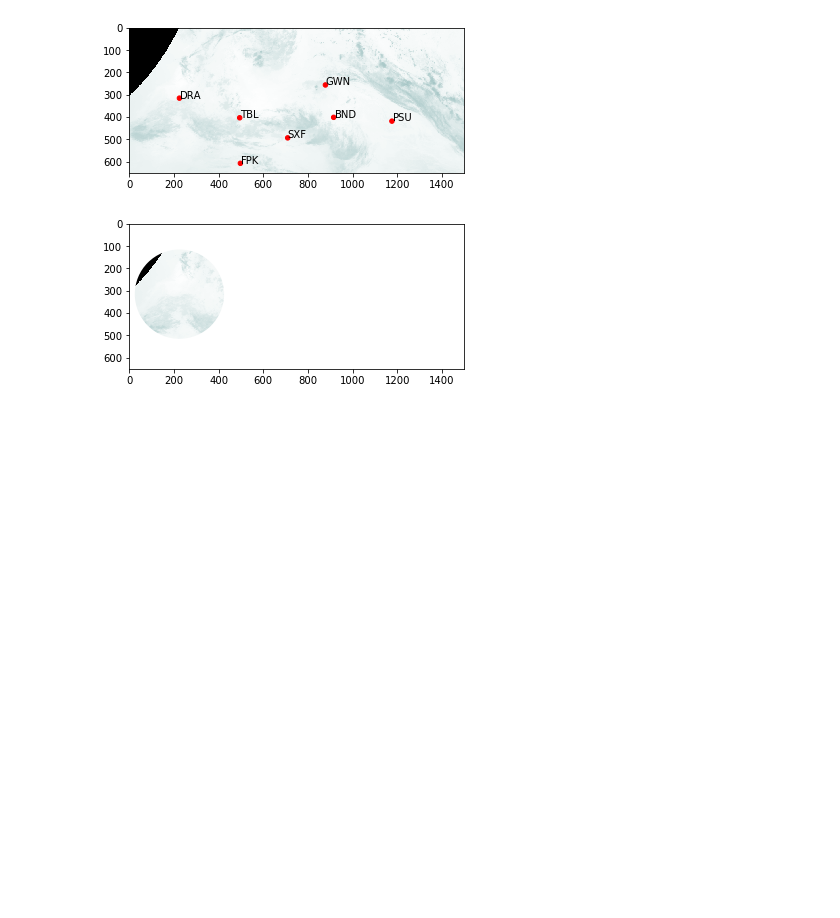
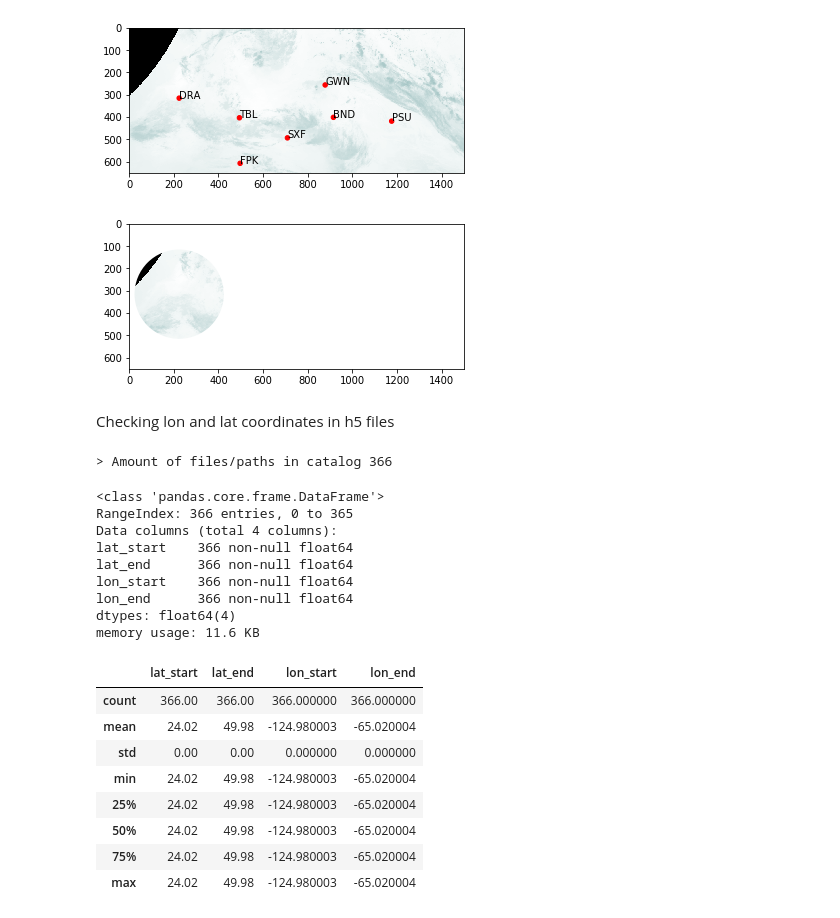
Before and after one commit to krysial/ift6759-t6-p1, a Jupyter notebook: notebooks/stations_to_pixel_example.ipynb, the cells around one changed output. Saved outputs shown, nothing was run; the diff lists cells and outputs as text; code cells hidden in the pictures; blank space fills up the shorter version.

```diff
--- a/notebooks/stations_to_pixel_example.ipynb
+++ b/notebooks/stations_to_pixel_example.ipynb
@@ -90,3 +91,59 @@ im.set_clip_path(patch)
 plt.show()
 # %% [output]
 [figure]
+# %% [markdown]
+Checking lon and lat coordinates in h5 files
+# %%
+app_config = {
+    "dataframe_path": "/project/cq-training-1/project1/data/dummy_test_catalog.pkl",
+    "goes13_dataset": 'hdf516',
+}
+
+dataframe_path = app_config['dataframe_path']
+catalog = pd.read_pickle(dataframe_path)
+
+all_paths = catalog.groupby('hdf5_16bit_path').groups.keys()
+
+print('> Amount of files/paths in catalog', len(all_paths))
+
+ll_frame = 0
+files_lats_lons = []
+for path in all_paths:
+    with h5py.File(path, "r") as h5_data:
+        lats, lons = utils.fetch_hdf5_sample("lat", h5_data, ll_frame ), utils.fetch_hdf5_sample("lon", h5_data, ll_frame)
+
+        if lats is not None and lons is not None:
+            files_lats_lons.append({
+                'lat_start': lats[0],
+                'lat_end': lats[-1],
+                'lon_start': lons[0],
+                'lon_end': lons[-1]
+            })
+        else:
+            print('Not found lons and lats for path:', path)
+
+lats_longs_df = pd.DataFrame(files_lats_lons)
+# %% [output]
+> Amount of files/paths in catalog 366
+# %%
+lats_longs_df.info()
+lats_longs_df.describe()
+# %% [output]
+<class 'pandas.core.frame.DataFrame'>
+RangeIndex: 366 entries, 0 to 365
+Data columns (total 4 columns):
+lat_start    366 non-null float64
+lat_end      366 non-null float64
+lon_start    366 non-null float64
+lon_end      366 non-null float64
+dtypes: float64(4)
+memory usage: 11.6 KB
+|  | lat_start | lat_end | lon_start | lon_end |
+| count | 366.00 | 366.00 | 366.000000 | 366.000000 |
+| mean | 24.02 | 49.98 | -124.980003 | -65.020004 |
+| std | 0.00 | 0.00 | 0.000000 | 0.000000 |
+| min | 24.02 | 49.98 | -124.980003 | -65.020004 |
+| 25% | 24.02 | 49.98 | -124.980003 | -65.020004 |
+| 50% | 24.02 | 49.98 | -124.980003 | -65.020004 |
+| 75% | 24.02 | 49.98 | -124.980003 | -65.020004 |
+| max | 24.02 | 49.98 | -124.980003 | -65.020004 |
```
Also changed, not shown: parts of 1 cell of this notebook, 1 other file.
